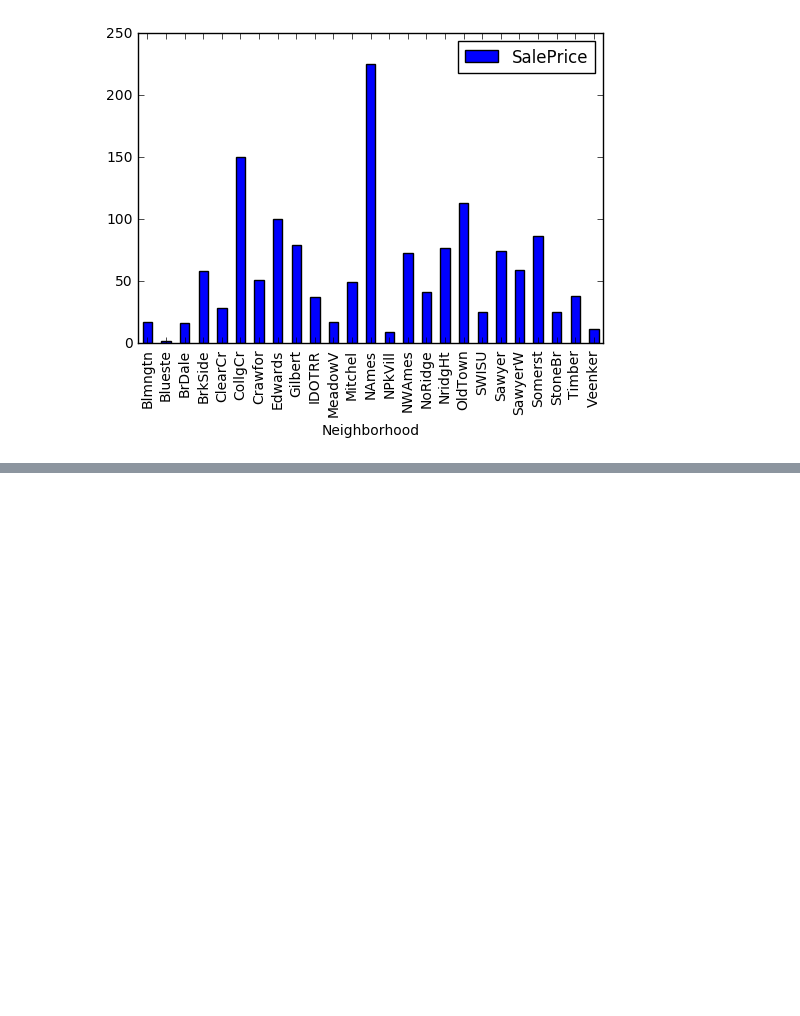
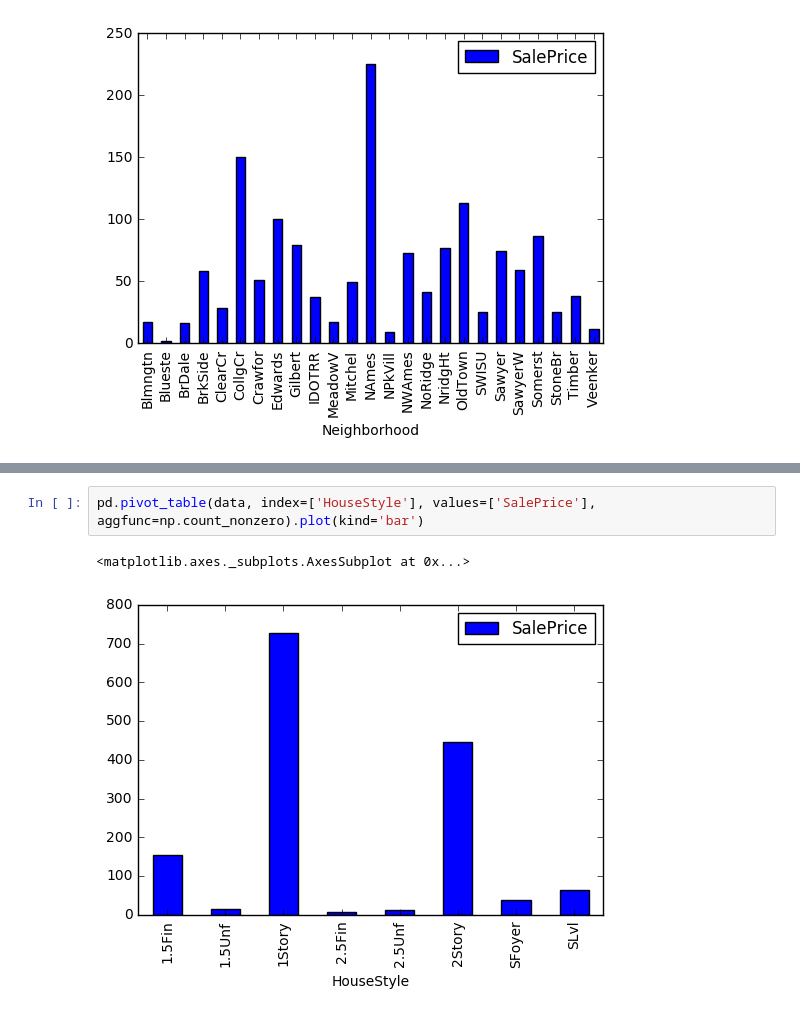
Before and after one commit to asarchami/kaggle_housing_prices, a Jupyter notebook: ali-working.ipynb, the cells around one changed output, grey strips where cells are left out. Saved outputs shown, nothing was run; the diff lists cells and outputs as text; blank space fills up the shorter version.

```diff
--- a/ali-working.ipynb
+++ b/ali-working.ipynb
@@ -91,0 +105,5 @@ pd.pivot_table(data, index=['Neighborhood'], values=['SalePrice'], aggfunc=np.co
+# %%
+pd.pivot_table(data, index=['HouseStyle'], values=['SalePrice'], aggfunc=np.count_nonzero).plot(kind='bar')
+# %% [output]
+<matplotlib.axes._subplots.AxesSubplot at 0x...>
+[figure, added]
```
Also changed, not shown: parts of 8 cells of this notebook, 1 other file.
